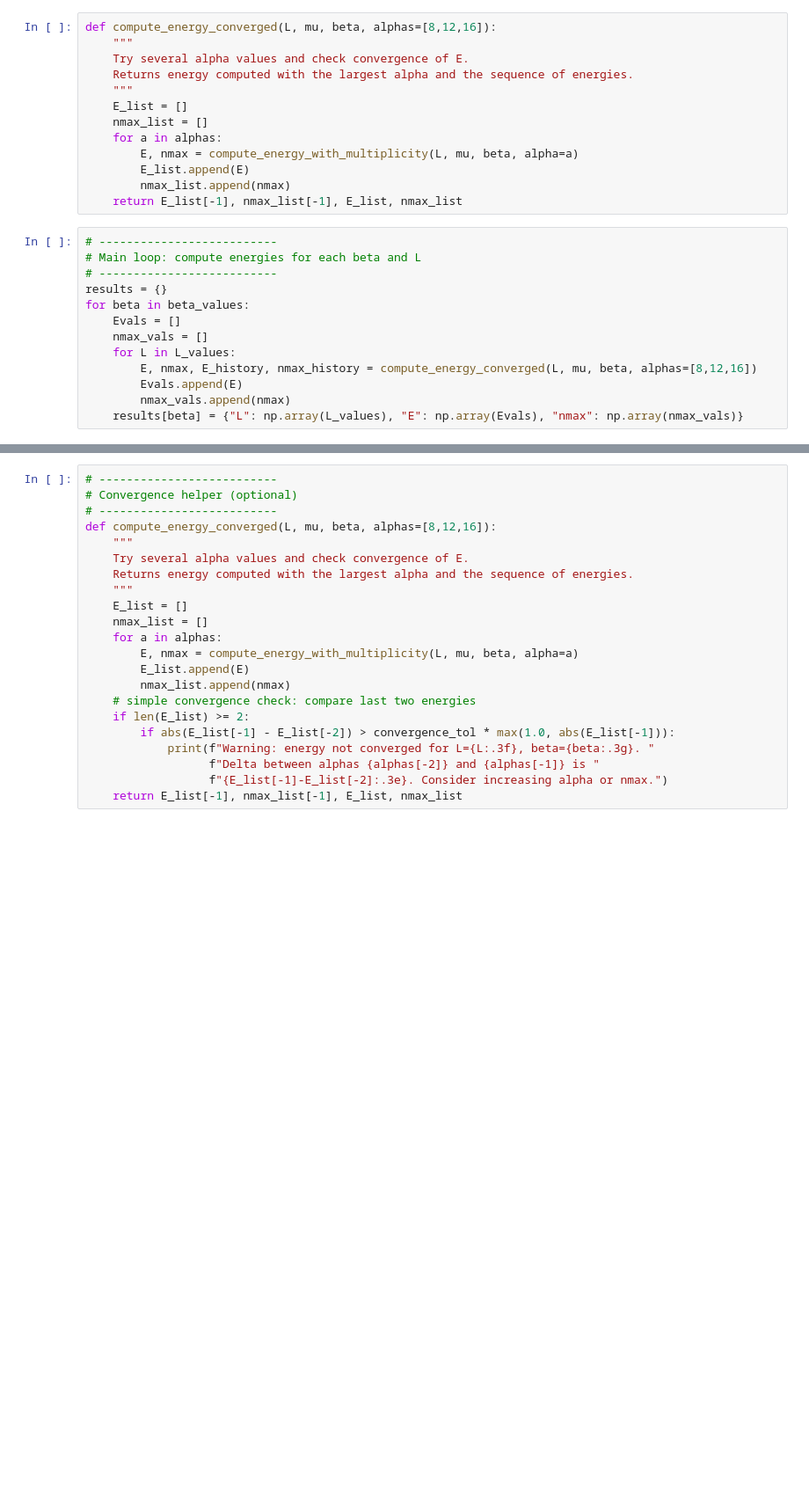
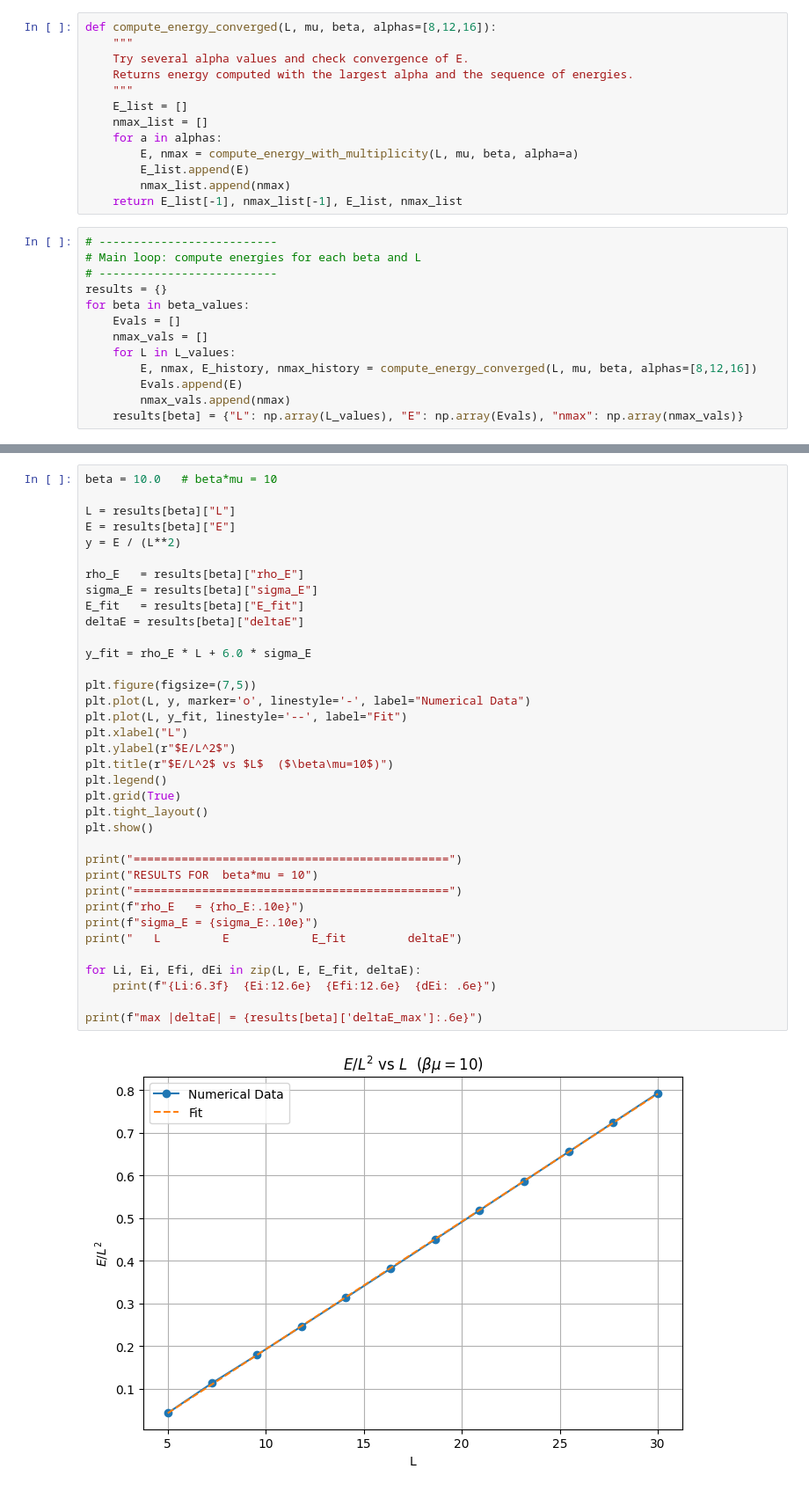
Before and after one commit to ASamaco/ASTR302, a Jupyter notebook: workbooks/Untitled2.ipynb, the cells around one changed output, grey strips where cells are left out. Shown at 88% size. Drawn from its saved outputs; the diff is of its cells as text; blank space fills up the shorter version.

```diff
--- a/workbooks/Untitled2.ipynb
+++ b/workbooks/Untitled2.ipynb
@@ -196,22 +171,38 @@ max |deltaE| = 8.598192e+01
 # %%
-# --------------------------
-# Convergence helper (optional)
-# --------------------------
-def compute_energy_converged(L, mu, beta, alphas=[8,12,16]):
-    """
-    Try several alpha values and check convergence of E.
-    Returns energy computed with the largest alpha and the sequence of energies.
-    """
-    E_list = []
-    nmax_list = []
-    for a in alphas:
-        E, nmax = compute_energy_with_multiplicity(L, mu, beta, alpha=a)
-        E_list.append(E)
-        nmax_list.append(nmax)
-    # simple convergence check: compare last two energies
-    if len(E_list) >= 2:
-        if abs(E_list[-1] - E_list[-2]) > convergence_tol * max(1.0, abs(E_list[-1])):
-            print(f"Warning: energy not converged for L={L:.3f}, beta={beta:.3g}. "
-                  f"Delta between alphas {alphas[-2]} and {alphas[-1]} is "
-                  f"{E_list[-1]-E_list[-2]:.3e}. Consider increasing alpha or nmax.")
-    return E_list[-1], nmax_list[-1], E_list, nmax_list
+beta = 10.0   # beta*mu = 10
+
+L = results[beta]["L"]
+E = results[beta]["E"]
+y = E / (L**2)
+
+rho_E   = results[beta]["rho_E"]
+sigma_E = results[beta]["sigma_E"]
+E_fit   = results[beta]["E_fit"]
+deltaE = results[beta]["deltaE"]
+
+y_fit = rho_E * L + 6.0 * sigma_E
+
+plt.figure(figsize=(7,5))
+plt.plot(L, y, marker='o', linestyle='-', label="Numerical Data")
+plt.plot(L, y_fit, linestyle='--', label="Fit")
+plt.xlabel("L")
+plt.ylabel(r"$E/L^2$")
+plt.title(r"$E/L^2$ vs $L$  ($\beta\mu=10$)")
+plt.legend()
+plt.grid(True)
+plt.tight_layout()
+plt.show()
+
+print("==============================================")
+print("RESULTS FOR  beta*mu = 10")
+print("==============================================")
+print(f"rho_E   = {rho_E:.10e}")
+print(f"sigma_E = {sigma_E:.10e}")
+print("   L         E            E_fit         deltaE")
+
+for Li, Ei, Efi, dEi in zip(L, E, E_fit, deltaE):
+    print(f"{Li:6.3f}  {Ei:12.6e}  {Efi:12.6e}  {dEi: .6e}")
+
+print(f"max |deltaE| = {results[beta]['deltaE_max']:.6e}")
+# %% [output]
+[figure, added]
```
Also changed, not shown: parts of 7 cells of this notebook.
